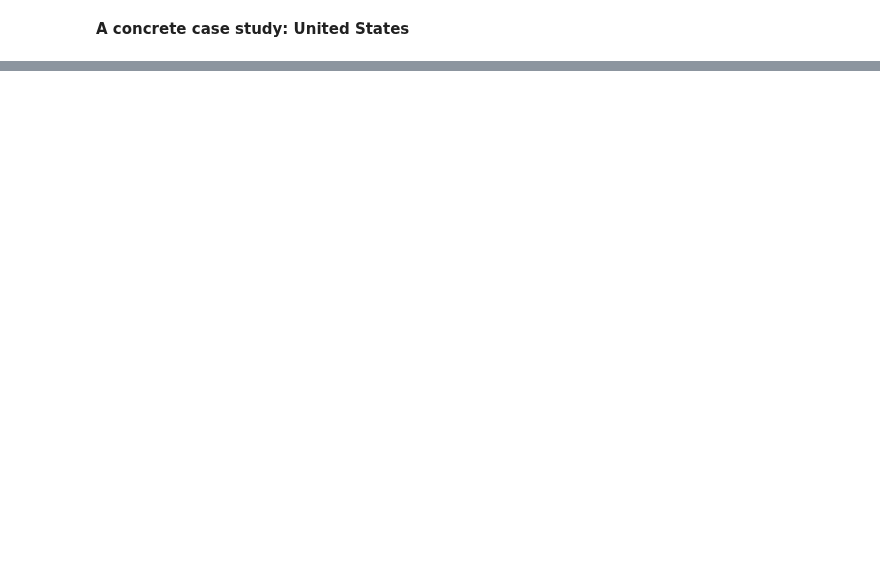
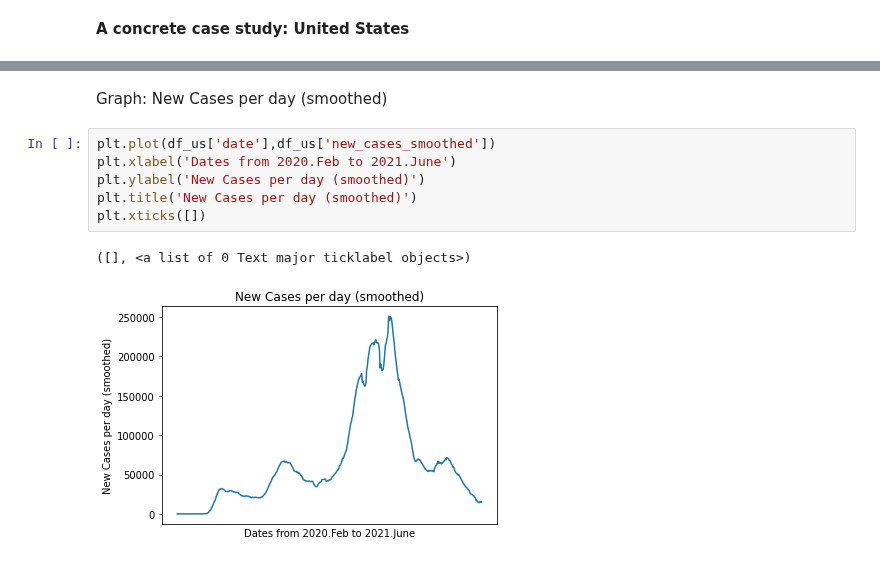
Before and after one commit to Codelerious/Covid19-Analytics, a Jupyter notebook: Covid_19Project.ipynb, the cells around one changed output, grey strips where cells are left out. Saved outputs shown, nothing was run; the diff lists cells and outputs as text; blank space fills up the shorter version.

```diff
--- a/Covid_19Project.ipynb
+++ b/Covid_19Project.ipynb
@@ -126,0 +144,11 @@ plt.xticks([])
+# %% [markdown]
+Graph: New Cases per day (smoothed)
+# %%
+plt.plot(df_us['date'],df_us['new_cases_smoothed'])
+plt.xlabel('Dates from 2020.Feb to 2021.June')
+plt.ylabel('New Cases per day (smoothed)')
+plt.title('New Cases per day (smoothed)')
+plt.xticks([])
+# %% [output]
+([], <a list of 0 Text major ticklabel objects>)
+[figure, added]
```
Also changed, not shown: parts of 40 cells of this notebook.
